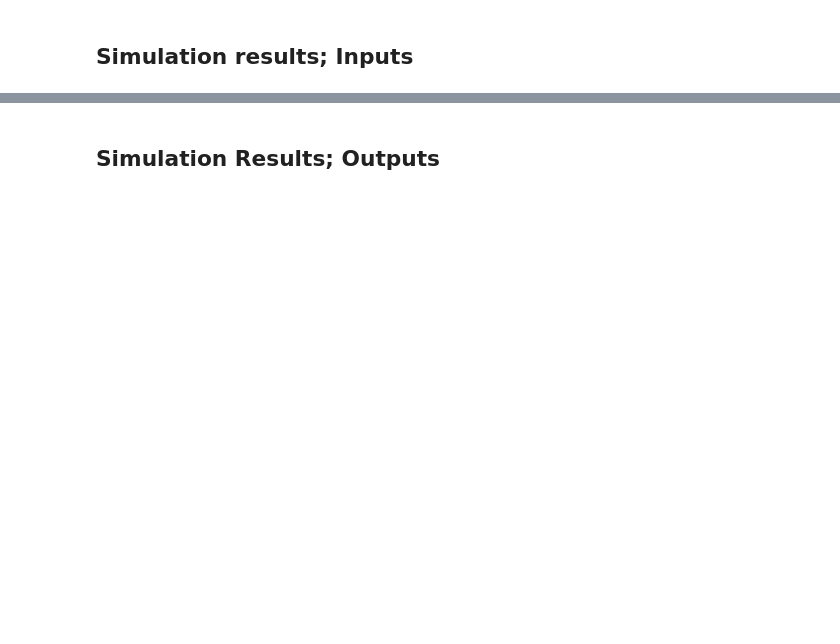
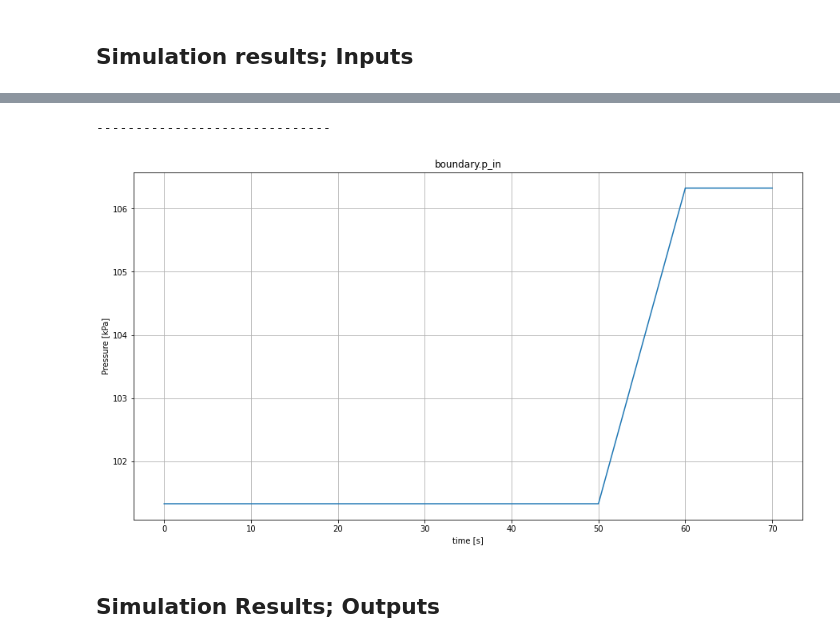
Before and after one commit to zeta-plusplus/ipynbs4OMPython, a Jupyter notebook: PropulsionSystemLib/Examples.Elements.BasicElements.PistonCylinderIdealOttoMV01_ex02_rev001.ipynb, the cells around one changed output, grey strips where cells are left out. Drawn from its saved outputs; the diff is of its cells as text; code cells hidden in the pictures; blank space fills up the shorter version.

```diff
--- a/PropulsionSystemLib/Examples.Elements.BasicElements.PistonCylinderIdealOttoMV01_ex02_rev001.ipynb
+++ b/PropulsionSystemLib/Examples.Elements.BasicElements.PistonCylinderIdealOttoMV01_ex02_rev001.ipynb
@@ -555,14 +641,17 @@ print('------------------------------')
 # %%
-i_df=0
-varName="ramp_fracFuel.y"
-ylabel='fraction [nond]'
+i_df=1
+varName="boundary.p_in"
+ylabel='Pressure [kPa]'
 
 time= df[i_df].loc[:,'time']
-var= df[i_df].loc[:,varName]
+var= df[i_df].loc[:,varName]/1000.0
 fig.append(plt.figure(figsize=(15,8)))
 plt.xlabel('time [s]')
 plt.ylabel(ylabel)
 plt.plot(time, var)
 plt.title(varName)
 plt.grid()
 print('------------------------------')
+# %% [output]
+------------------------------
+[figure, added]
```
Also changed, not shown: parts of 29 cells of this notebook.
